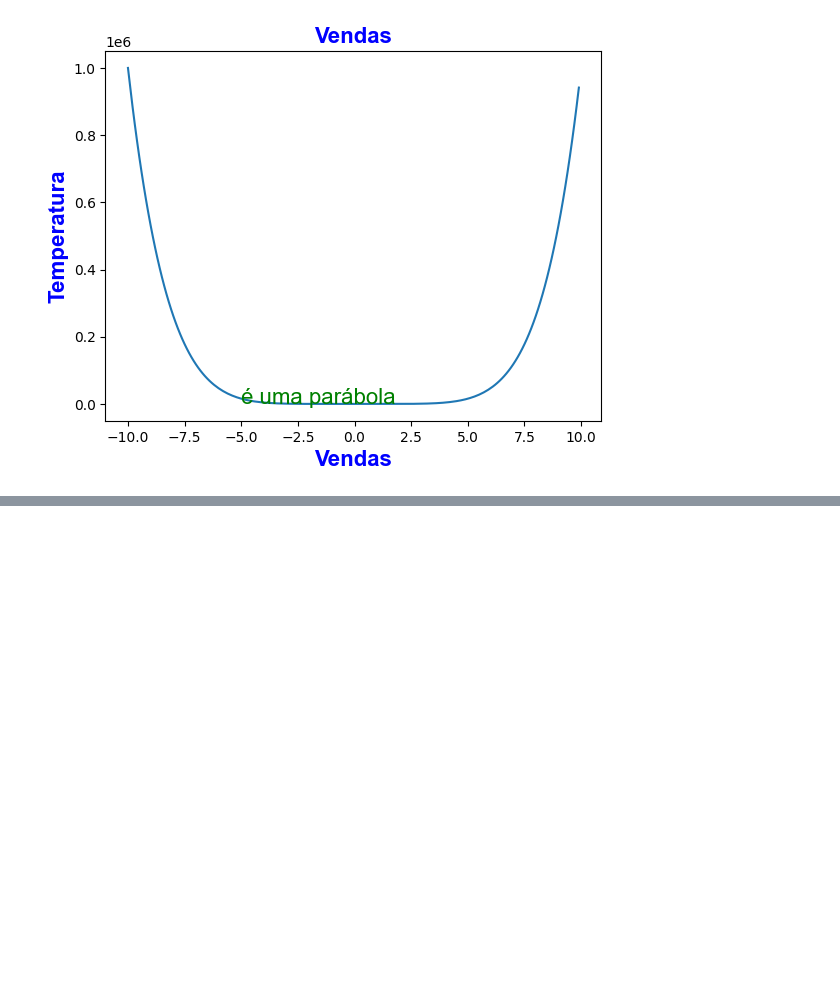
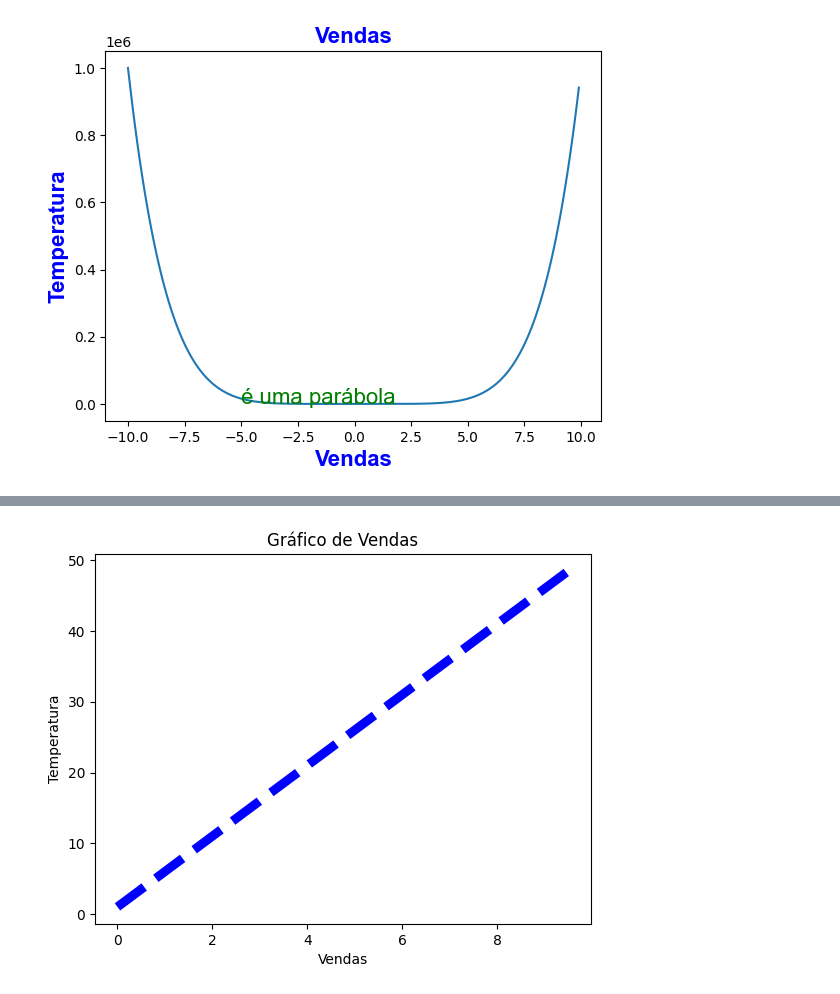
Before and after one commit to 21seya/Python_Engenharia_Dados, a Jupyter notebook: matplotlibexrcicios.ipynb, the cells around one changed output, grey strips where cells are left out. Cells and saved outputs as stored; diff of their text form; code cells hidden in the pictures; blank space fills up the shorter version.

Commit message:
incluindo dashed no matplolib

```diff
--- a/matplotlibexrcicios.ipynb
+++ b/matplotlibexrcicios.ipynb
@@ -135,0 +166,14 @@ plt.show()
+# %%
+import matplotlib.pyplot as plt
+import numpy as np
+
+y = 5*x + 1
+
+plt.xlabel("Vendas")
+plt.ylabel("Temperatura")
+plt.title("Gráfico de Vendas")
+
+plt.plot(x,y,c='b',linewidth='6.5',linestyle='dashed')
+plt.show()
+# %% [output]
+[figure, added]
```
Also changed, not shown: parts of 3 cells of this notebook.
